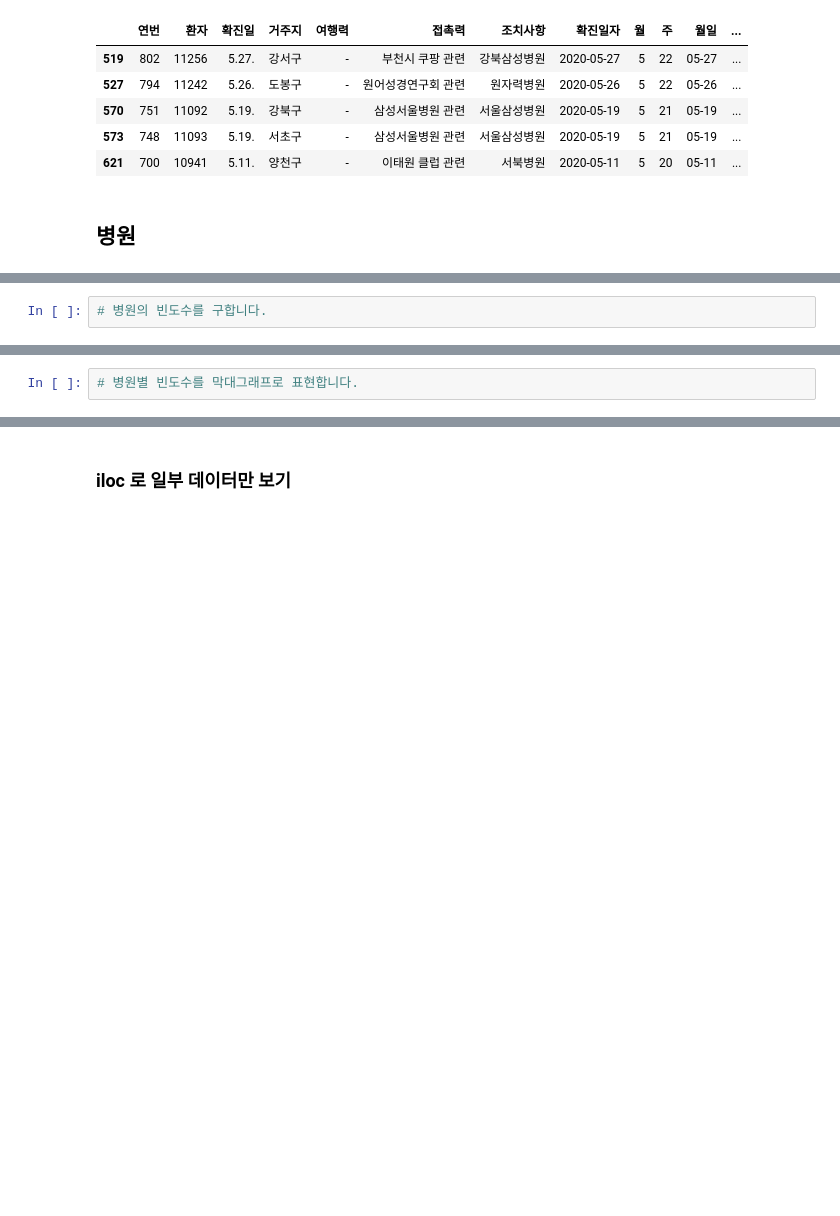
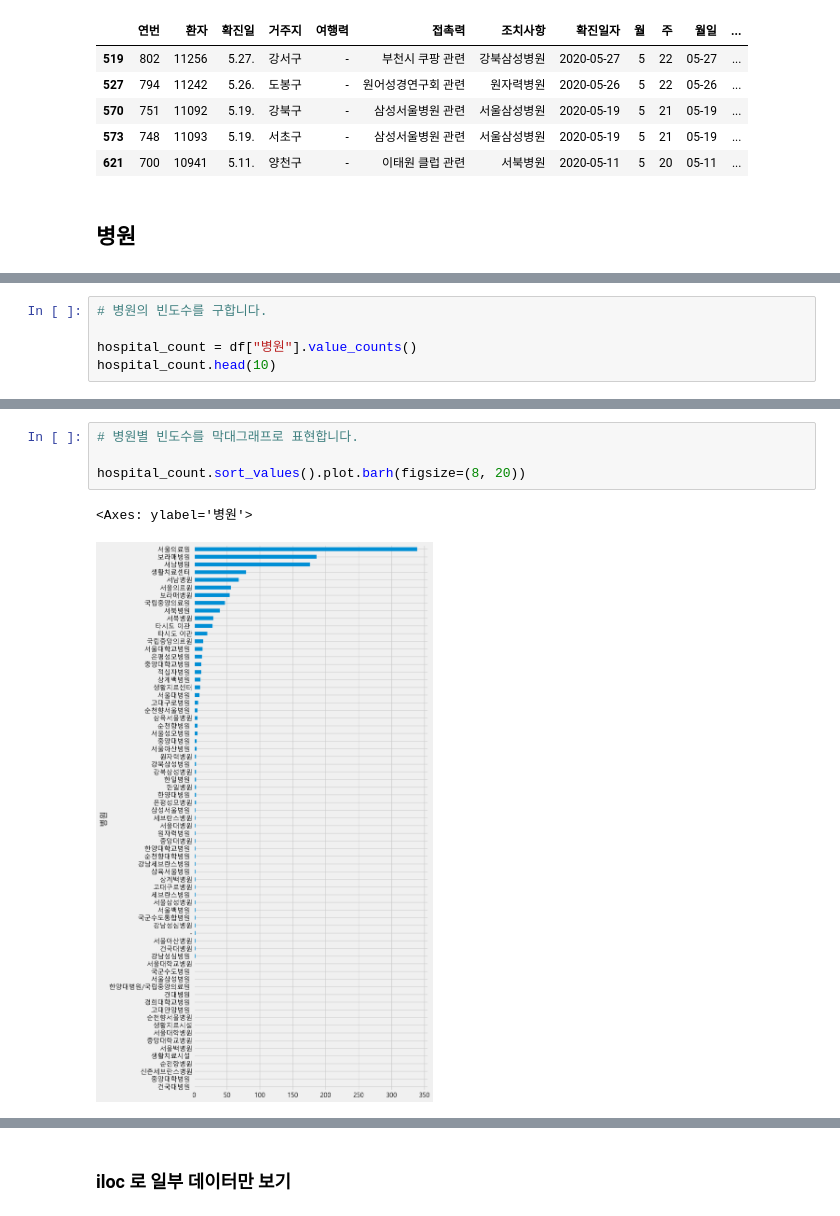
Before and after one commit to nz663633/data-analysis-viz, a Jupyter notebook: seoul-covid-19-02-eda-input.ipynb, the cells around one changed output, grey strips where cells are left out. Cells and saved outputs as stored; diff of their text form; blank space fills up the shorter version.

```diff
--- a/seoul-covid-19-02-eda-input.ipynb
+++ b/seoul-covid-19-02-eda-input.ipynb
@@ -1162,2 +1170,5 @@ df[(df["퇴원"] == False) & (df["사망"] == False) & (df["지역"] != "타지
 # %%
 # 병원의 빈도수를 구합니다.
+
+hospital_count = df["병원"].value_counts()
+hospital_count.head(10)
@@ -1164,4 +1188,9 @@ df[(df["퇴원"] == False) & (df["사망"] == False) & (df["지역"] != "타지
 # %%
 # 병원별 빈도수를 막대그래프로 표현합니다.
+
+hospital_count.sort_values().plot.barh(figsize=(8, 20))
+# %% [output]
+<Axes: ylabel='병원'>
+[figure, added]
 # %%
 # 입원환자가 많은 병원을 구합니다.
```
Also changed, not shown: parts of 12 cells of this notebook.
